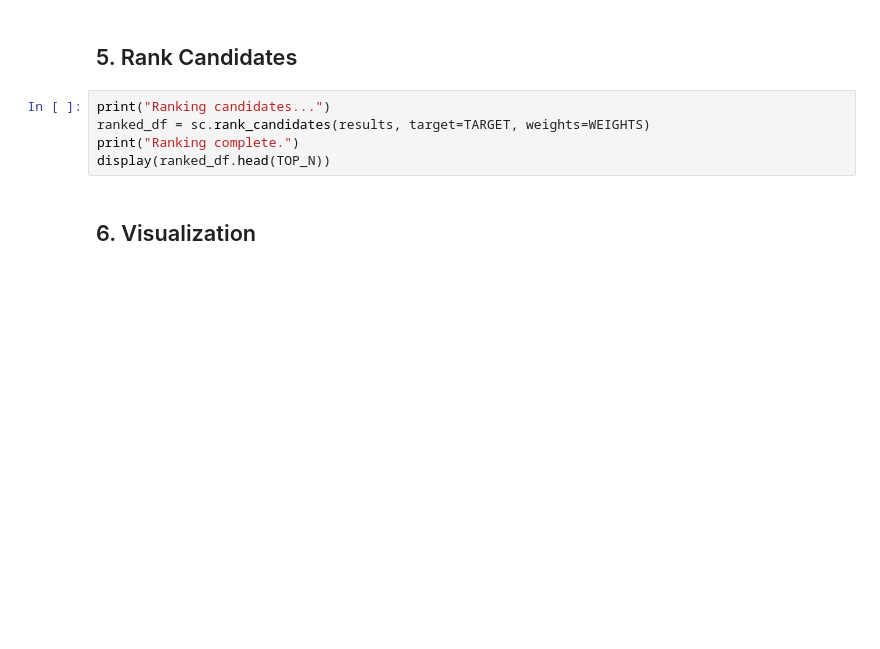
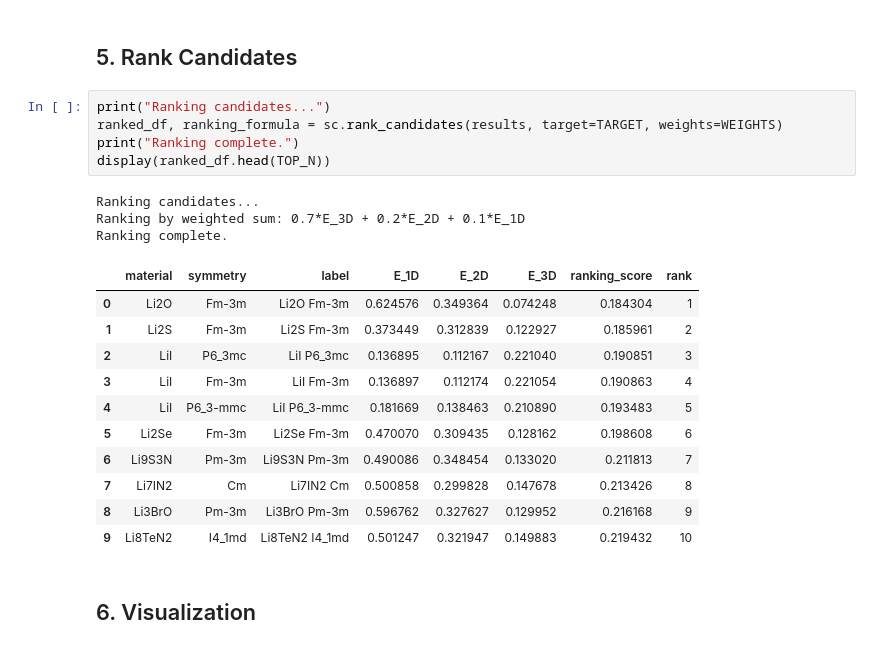
Before and after one commit to mateug/gnn-material-science, a Jupyter notebook: run-GNN.ipynb, the cells around one changed output. Drawn from its saved outputs; the diff is of its cells as text; blank space fills up the shorter version.

```diff
--- a/run-GNN.ipynb
+++ b/run-GNN.ipynb
@@ -63,9 +76,24 @@ print(f"Inference complete. Processed {len(results)} materials.")
 ## 5. Rank Candidates
 # %%
 print("Ranking candidates...")
-ranked_df = sc.rank_candidates(results, target=TARGET, weights=WEIGHTS)
+ranked_df, ranking_formula = sc.rank_candidates(results, target=TARGET, weights=WEIGHTS)
 print("Ranking complete.")
 display(ranked_df.head(TOP_N))
+# %% [output]
+Ranking candidates...
+Ranking by weighted sum: 0.7*E_3D + 0.2*E_2D + 0.1*E_1D
+Ranking complete.
+|  | material | symmetry | label | E_1D | E_2D | E_3D | ranking_score | rank |
+| 0 | Li2O | Fm-3m | Li2O Fm-3m | 0.624576 | 0.349364 | 0.074248 | 0.184304 | 1 |
+| 1 | Li2S | Fm-3m | Li2S Fm-3m | 0.373449 | 0.312839 | 0.122927 | 0.185961 | 2 |
+| 2 | LiI | P6_3mc | LiI P6_3mc | 0.136895 | 0.112167 | 0.221040 | 0.190851 | 3 |
+| 3 | LiI | Fm-3m | LiI Fm-3m | 0.136897 | 0.112174 | 0.221054 | 0.190863 | 4 |
+| 4 | LiI | P6_3-mmc | LiI P6_3-mmc | 0.181669 | 0.138463 | 0.210890 | 0.193483 | 5 |
+| 5 | Li2Se | Fm-3m | Li2Se Fm-3m | 0.470070 | 0.309435 | 0.128162 | 0.198608 | 6 |
+| 6 | Li9S3N | Pm-3m | Li9S3N Pm-3m | 0.490086 | 0.348454 | 0.133020 | 0.211813 | 7 |
+| 7 | Li7IN2 | Cm | Li7IN2 Cm | 0.500858 | 0.299828 | 0.147678 | 0.213426 | 8 |
+| 8 | Li3BrO | Pm-3m | Li3BrO Pm-3m | 0.596762 | 0.327627 | 0.129952 | 0.216168 | 9 |
+| 9 | Li8TeN2 | I4_1md | Li8TeN2 I4_1md | 0.501247 | 0.321947 | 0.149883 | 0.219432 | 10 |
 # %% [markdown]
 ## 6. Visualization
 # %%
```
Also changed, not shown: parts of 6 cells of this notebook, 3 other files.
